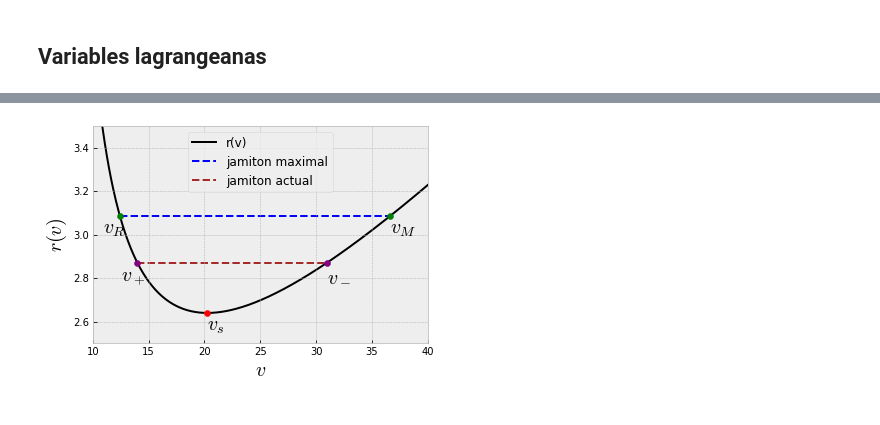
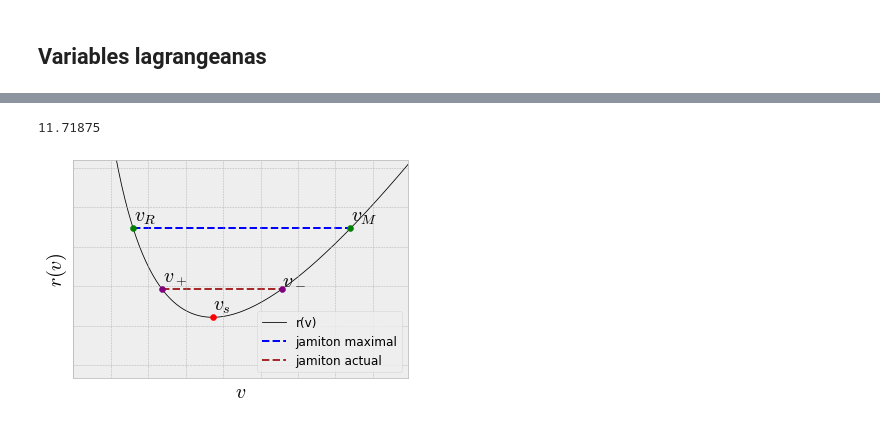
Before and after one commit to ElTapia/Jamiton, a Jupyter notebook: Second_order_traffic_model/Estudio_jamiton.ipynb, the cells around one changed output, grey strips where cells are left out. Cells and saved outputs as stored; diff of their text form; code cells hidden in the pictures.

```diff
--- a/Second_order_traffic_model/Estudio_jamiton.ipynb
+++ b/Second_order_traffic_model/Estudio_jamiton.ipynb
@@ -436,3 +437,18 @@ plt.plot(x_final, rho_final)
 [figure]
 # %% [markdown]
 ## Variables lagrangeanas
+# %%
+# Elección valores sónicos
+rho_s = 0.64 * rho_max #0.37 * rho_max
+v_s = 1/rho_s # Se necesita rho_s normalizado
+
+m_bar = -h_bar_prime(v_s)
+s_bar = U_bar(v_s) - m_bar * v_s
+
+# Imprime parámetros
+print("Velocidad jamiton: ", s_bar)
+print("m= ", m_bar)
+
+# Verifica que exista jamiton
+jam_exs = U_prime(rho_s) + h_prime(rho_s) < 0
+print("¿Existe jamiton? ",  jam_exs)
@@ -495,46 +537,64 @@ plt.show()
+# %%
+muchos_v_s[-1]
+# %% [output]
+11.71875
 # %%
-plt.plot(v_to_plot, r(v_to_plot), zorder=0, color="black", label="r(v)")
+texts = []
+plt.plot(v_to_plot, r(v_to_plot), zorder=0, color="black", label="r(v)", lw = 0.8)
 
-plt.xlim(10, 40)
-plt.ylim(2.5, 3.5)
+#plt.xlim(10, 40)
+#plt.ylim(2.5, 3.5)
+
+#plt.xlim(27.5, 32.5)
+#plt.ylim(0.788, 0.795)
 
 r_min = r(v_s)
 r_max = r(v_M)
 
 # Velocidad sonica
 plt.scatter(v_s, r_min, color="red", zorder=2)
-plt.annotate(r"$v_s$", (v_s, r_min-0.08), fontsize=20)
+texts += [plt.annotate(r"$v_s$", (v_s, r_min), fontsize=20)]
 
 # jamiton maximal
 plt.scatter(v_M, r_max, color="green", zorder=2)
-plt.annotate(r"$v_M$", (v_M, r_max-0.08), fontsize=20)
+texts += [plt.annotate(r"$v_M$", (v_M, r_max), fontsize=20)]
 
-v_R = newton(lambda v: r(v) - r_max, 15)
+v_R = newton(lambda v: r(v) - r_max, 10)#15)
 plt.scatter(v_R, r(v_R), color="green", zorder=2)
-plt.annotate(r"$v_R$", (v_R-1.5, r(v_R)-0.08), fontsize=20)
+texts += [plt.annotate(r"$v_R$", (v_R, r(v_R)), fontsize=20)]
 
 # Linea de jamiton maximal
 plt.hlines(r_max, v_R, v_M, color="blue", ls="--", label="jamiton maximal", zorder=1)
 
 # Jamiton actual
-v_minus = 31
+v_minus = (v_M + v_s)/2#31
 r_minus = r(v_minus)
-v_plus = newton(lambda v: r(v) - r_minus, 15)
+v_plus = newton(lambda v: r(v) - r_minus, 8)
 r_plus = r(v_plus)
 
 plt.scatter(v_minus, r_minus, color="purple", zorder=2)
-plt.annotate(r"$v_-$", (v_minus, r_minus-0.08), fontsize=20)
+texts += [plt.annotate(r"$v_-$", (v_minus, r_minus), fontsize=20)]
 
 plt.scatter(v_plus, r_plus, color="purple", zorder=2)
-plt.annotate(r"$v_+$", (v_plus-1.5, r_plus-0.08), fontsize=20)
+texts += [plt.annotate(r"$v_+$", (v_plus, r_plus), fontsize=20)]
 
 # Linea de jamiton actual
 plt.hlines(r_minus, v_plus, v_minus, color="brown", ls="--", label="jamiton actual", zorder=1)
 
 plt.xlabel(r"$v$", fontsize=20)
 plt.ylabel(r"$r(v)$", fontsize=20)
+
+plt.xlim(v_R/1.2, v_M*1.1)
+plt.ylim(r(v_s)/1.05, r(v_R)*1.05)
+
+adjust_text(texts)
+
+plt.tick_params(left = False , labelleft = False ,
+                labelbottom = False, bottom = False)
 plt.legend(fontsize=12)
+
+#plt.savefig("Jamitones/r_rho_{}.png".format(rho_s/rho_max))
 plt.show()
 # %% [output]
-[figure, old version]
+[figure, new version]
 # %%
```
Also changed, not shown: parts of 12 cells of this notebook, 5 other files.
